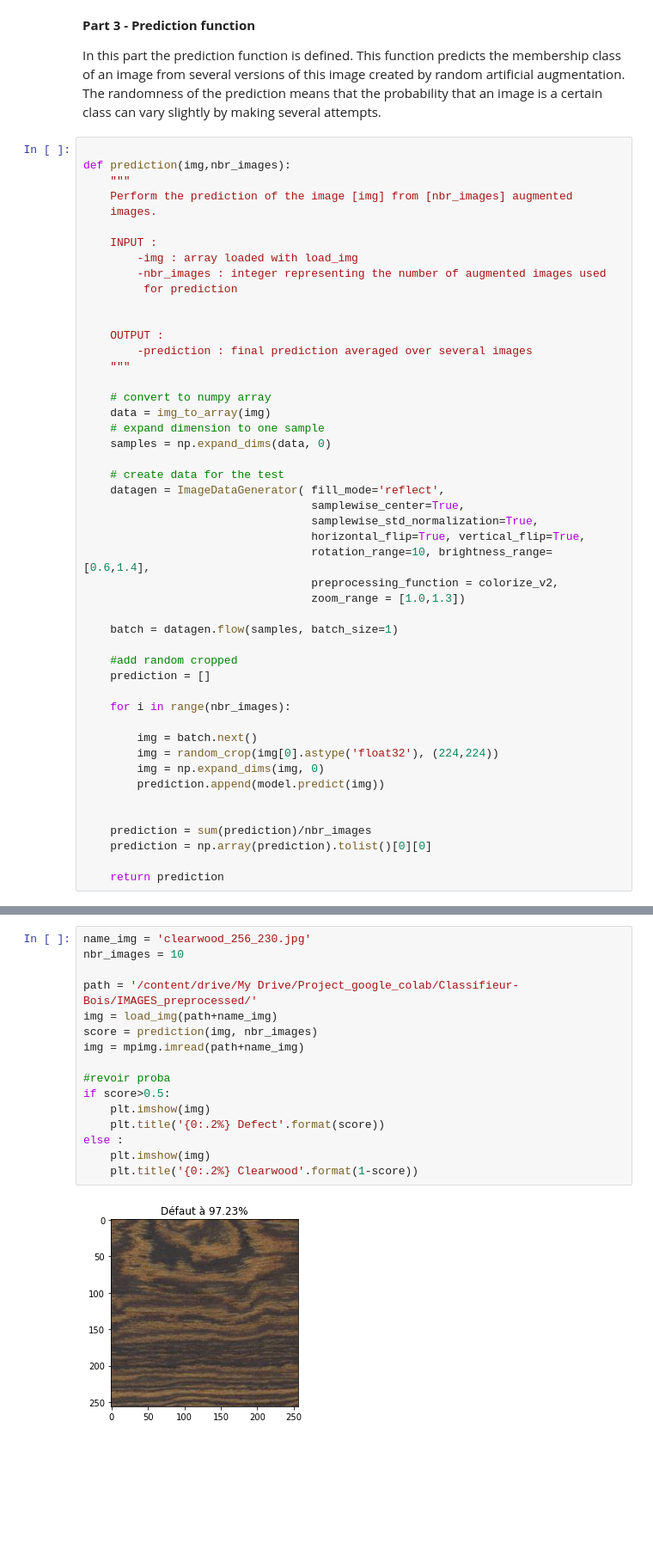
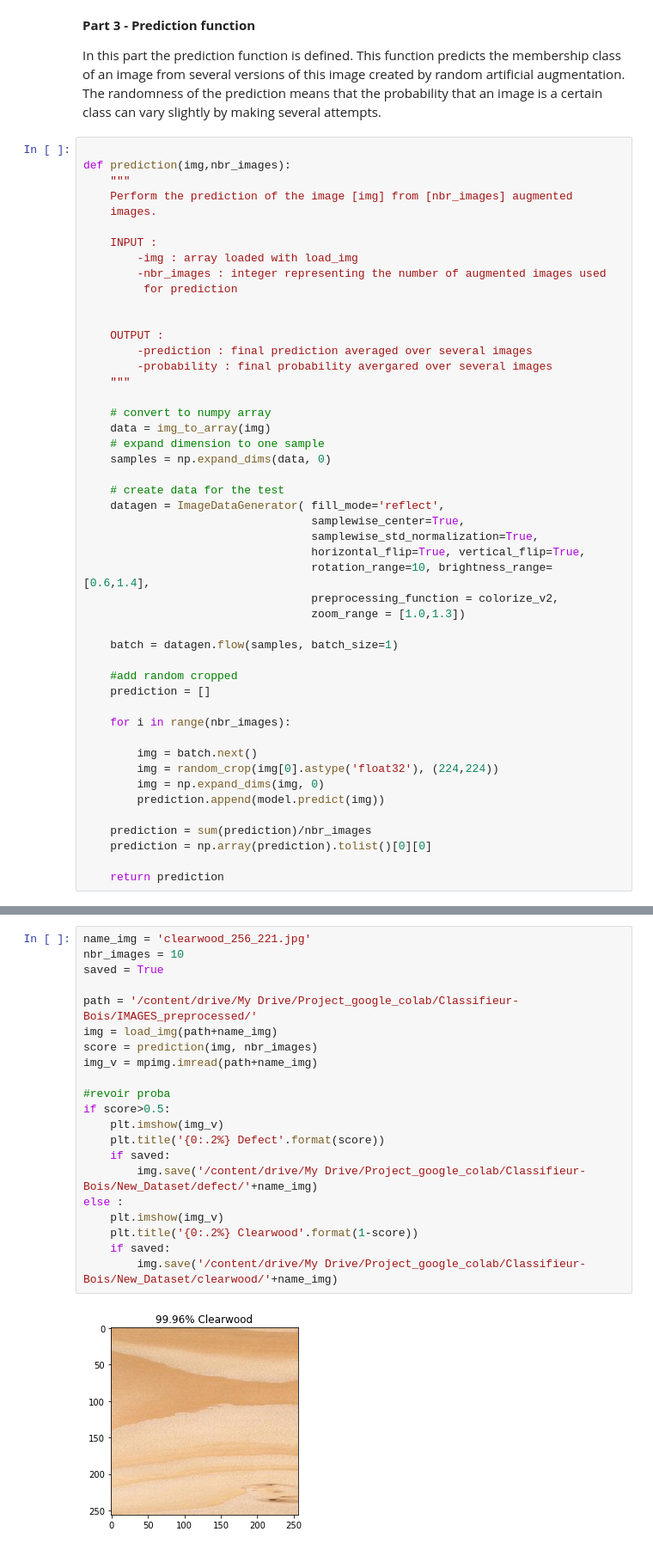
Before and after one commit to ArthurCalvi/Classifieur-Bois, a Jupyter notebook: Neural_Net_Wood_Classifier.ipynb, the cells around one changed output, grey strips where cells are left out. Shown at 86% size. Saved outputs shown, nothing was run; the diff lists cells and outputs as text; blank space fills up the shorter version.

```diff
--- a/Neural_Net_Wood_Classifier.ipynb
+++ b/Neural_Net_Wood_Classifier.ipynb
@@ -110,6 +121,7 @@ def prediction(img,nbr_images):
 
     OUTPUT :
         -prediction : final prediction averaged over several images
+        -probability : final probability avergared over several images
     """
 
     # convert to numpy array
@@ -138,7 +150,6 @@ def prediction(img,nbr_images):
         img = np.expand_dims(img, 0)
         prediction.append(model.predict(img))
 
-
     prediction = sum(prediction)/nbr_images
     prediction = np.array(prediction).tolist()[0][0]
 
@@ -154,18 +166,23 @@ You must fill in:
 # %%
-name_img = 'clearwood_256_230.jpg'
+name_img = 'clearwood_256_221.jpg'
 nbr_images = 10
+saved = True
 
 path = '/content/drive/My Drive/Project_google_colab/Classifieur-Bois/IMAGES_preprocessed/'
 img = load_img(path+name_img)
 score = prediction(img, nbr_images)
-img = mpimg.imread(path+name_img)
+img_v = mpimg.imread(path+name_img)
 
 #revoir proba
 if score>0.5:
-    plt.imshow(img)
+    plt.imshow(img_v)
     plt.title('{0:.2%} Defect'.format(score))
+    if saved:
+        img.save('/content/drive/My Drive/Project_google_colab/Classifieur-Bois/New_Dataset/defect/'+name_img)
 else :
-    plt.imshow(img)
+    plt.imshow(img_v)
     plt.title('{0:.2%} Clearwood'.format(1-score))
+    if saved:
+        img.save('/content/drive/My Drive/Project_google_colab/Classifieur-Bois/New_Dataset/clearwood/'+name_img)
 # %% [output]
-[figure, old version]
+[figure, new version]
```
Also changed, not shown: parts of 3 cells of this notebook.
